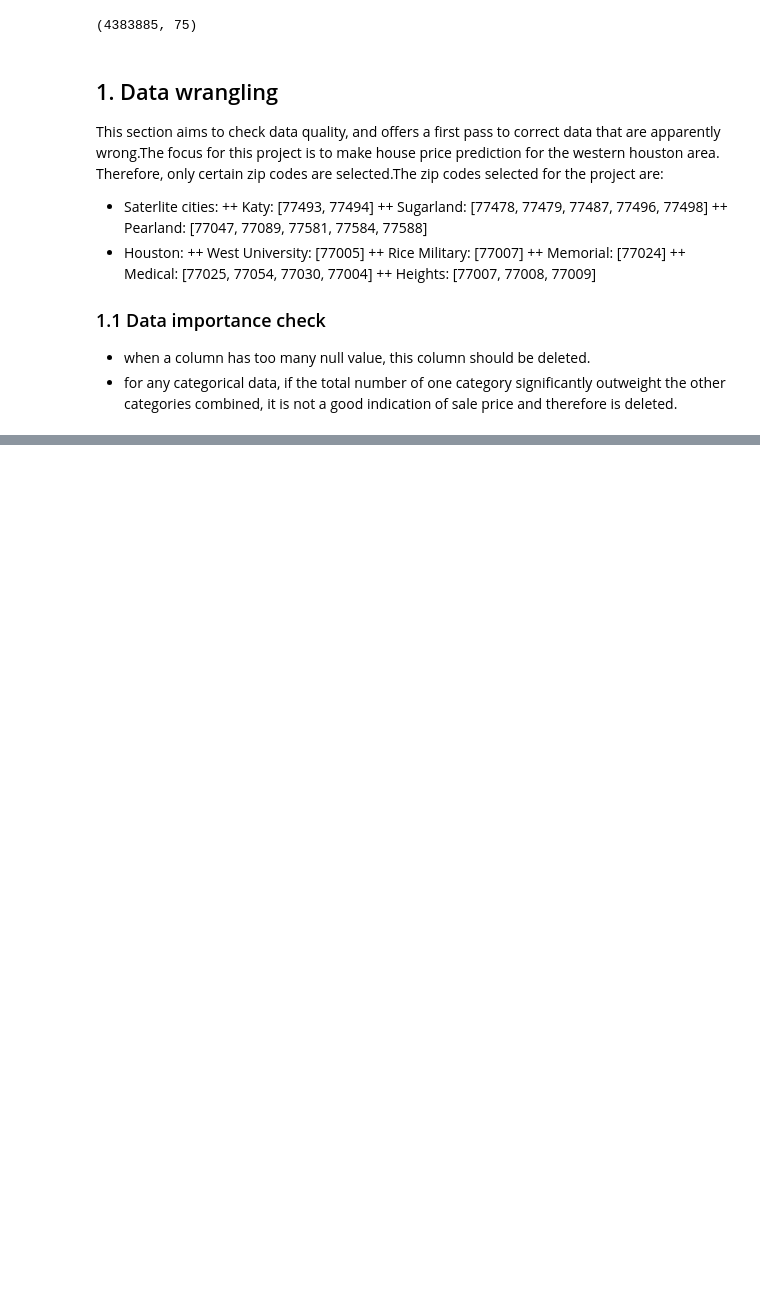
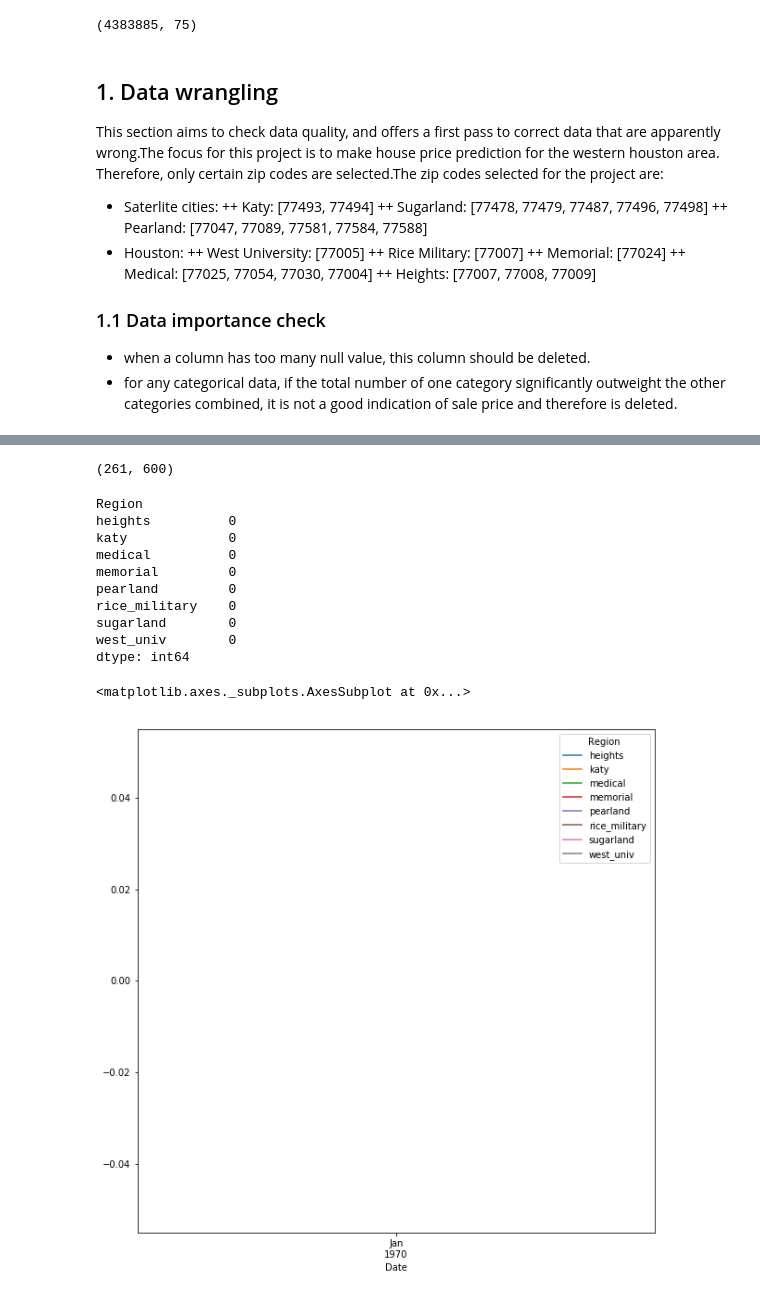
Before and after one commit to cliffrunner/Springboard_Capstone_1, a Jupyter notebook: Capstone_1_predicting_house_price.ipynb, the cells around one changed output, grey strips where cells are left out. Cells and saved outputs as stored; diff of their text form; code cells hidden in the pictures; blank space fills up the shorter version.

Commit message:
using Zillow Economics data

```diff
--- a/Capstone_1_predicting_house_price.ipynb
+++ b/Capstone_1_predicting_house_price.ipynb
@@ -35,14 +35,15 @@ This section aims to check data quality, and offers a first pass to correct data
 # %%
 # only certain zip codes are included in the analysis
 katy = [77493, 77494]
-sugarland = [77478, 77479, 77487, 77496, 77498]
-pearland = [77047, 77089, 77581, 77584, 77588]
+sugarland = [77478, 77479, 77498]
+pearland = [77047, 77089, 77581, 77584]
 west_univ = [77005]
 rice_mil = [77007]
 memorial = [77024]
 medical = [77025, 77054, 77030, 77004]
 heights = [77007, 77008, 77009]
 zip_codes = {'katy':katy,
+             'sugarland':sugarland,
             'pearland':pearland,
             'west_univ':west_univ,
             'rice_military':rice_mil,
@@ -50,11 +51,17 @@ zip_codes = {'katy':katy,
             'medical':medical,
             'heights':heights}
 
-# extract data from df to df_zipcode
+# extract data from df to df_houston
 df_houston = []
+ct = 0
 for key, zip_code in zip_codes.items():
     for z in zip_code:
-        df_houston.append(df[df['RegionName']==z])
-df_houston = pd.concat(df_houston)
-df_houston.index.min()
+        df_temp = df[df['RegionName']==z]
+        print('zip code is: '+str(z)+', and the data shape is: '+str(df_temp.shape))
+        df_temp['Region'] = key # add a region column to store the region names
+        df_houston.append(df_temp)
+        ct += 1
+df_houston = pd.concat(df_houston, join='outer', axis = 0)
+df_houston.rename(columns={'RegionName':'zip_code'}, inplace=True)
+print('df_houston shape is: '+str(df_houston.shape))
 # %% [output]
@@ -113,0 +113,10 @@ plt.show()
+# %%
+# averge values categorized by region and date
+def nan_avg(series):
+    if np.all(np.isnan(series)) == True:
+        return np.nan
+    else:
+        return np.nanmean(series)
+
+df_temp = df_houston.groupby(['Region','Date']).apply(np.nan_avg)
+type(df_temp)
@@ -113,0 +129,3 @@ plt.show()
+# %%
+df_temp = df_temp.unstack(level=0)
+df_temp.tail(20)
@@ -113,0 +153,20 @@ plt.show()
+# %%
+df_temp.shape
+# %% [output]
+(261, 600)
+# %%
+print(df_temp['ZHVIPerSqft_AllHomes'].count())
+df_temp['ZHVIPerSqft_AllHomes'].plot(figsize=(10,10))
+# %% [output]
+Region
+heights          0
+katy             0
+medical          0
+memorial         0
+pearland         0
+rice_military    0
+sugarland        0
+west_univ        0
+dtype: int64
+<matplotlib.axes._subplots.AxesSubplot at 0x...>
+[figure, added]
```
Also changed, not shown: parts of 13 cells of this notebook.
